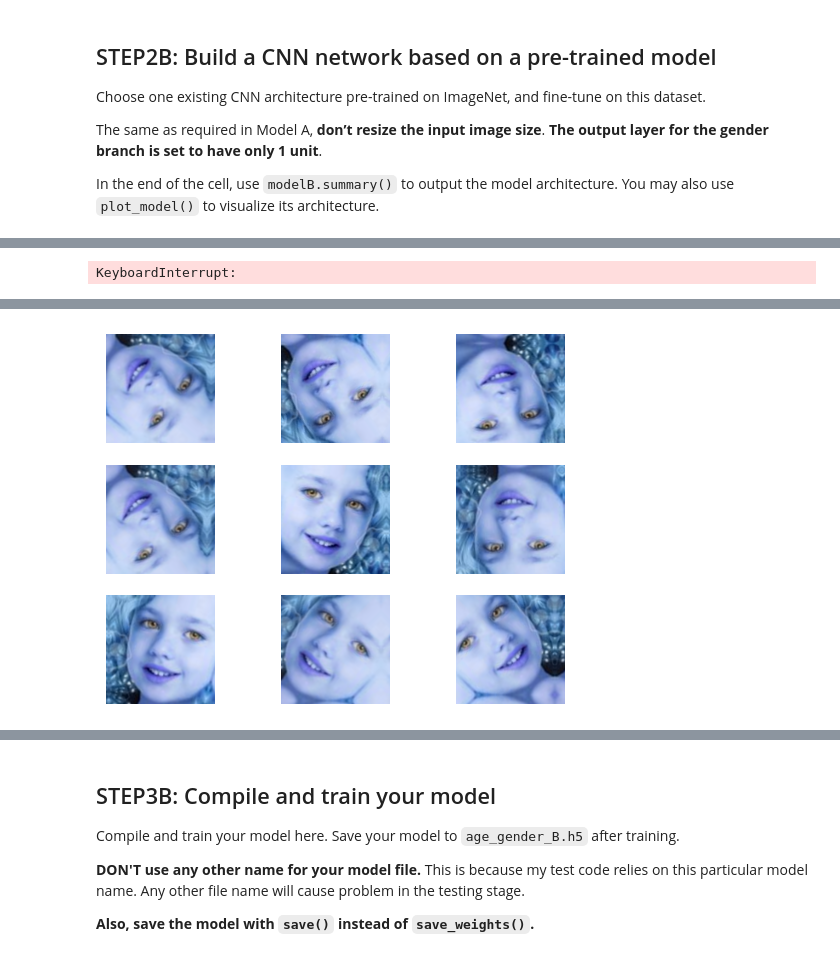
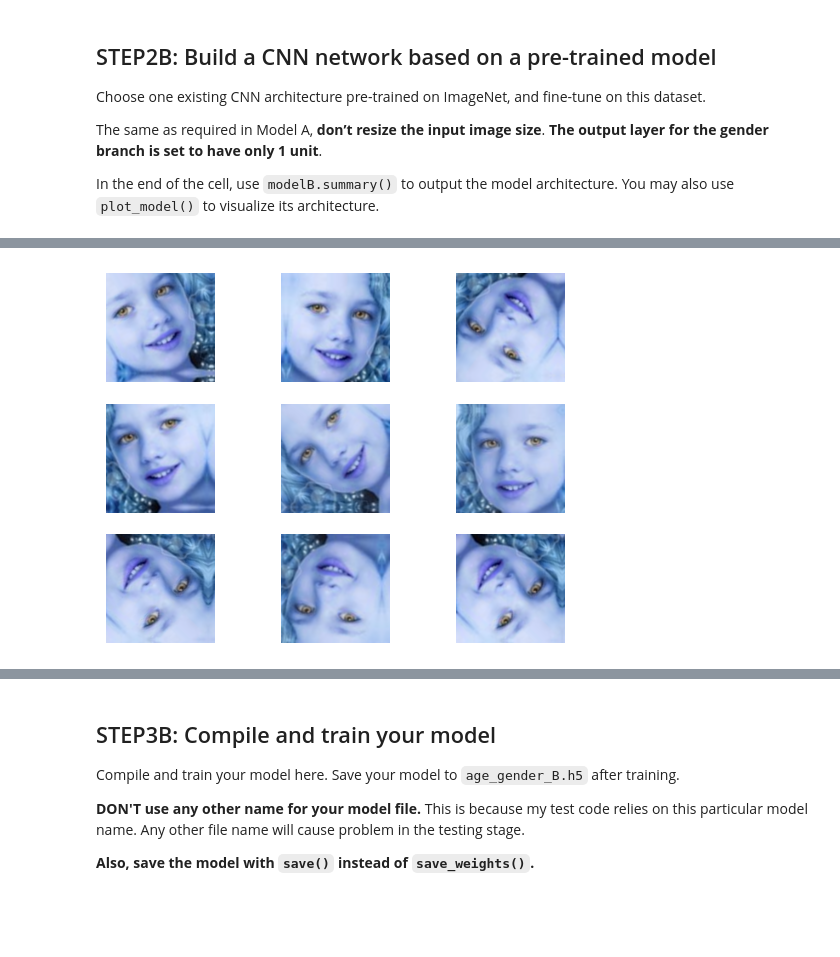
Before and after one commit to BJWiley233/cnn, a Jupyter notebook: Brian/age_gender_submit.ipynb, the cells around one changed output, grey strips where cells are left out. Saved outputs shown, nothing was run; the diff lists cells and outputs as text; code cells hidden in the pictures; blank space fills up the shorter version.

```diff
--- a/Brian/age_gender_submit.ipynb
+++ b/Brian/age_gender_submit.ipynb
@@ -491,21 +686,11 @@ x_train.m
-# %%
-# One-hot / categorical encoding
-def input_preprocess_train(image):
-    image = img_augmentation(image)
-    return image
-
-
-x_train2 = [input_preprocess_train(i) for i in x_train]
-# %% [output]
-KeyboardInterrupt:
 # %%
-image = x_train[0]
-for i in range(9):
-    ax = plt.subplot(3, 3, i + 1)
-    aug_img = img_augmentation(np.expand_dims(image, axis=0))
-    aug_img = np.array(aug_img)
-    plt.imshow(aug_img[0])
-    plt.axis("off")
+# image = x_train[0]
+# for i in range(9):
+#     ax = plt.subplot(3, 3, i + 1)
+#     aug_img = img_augmentation(np.expand_dims(image, axis=0))
+#     aug_img = np.array(aug_img)
+#     plt.imshow(aug_img[0])
+#     plt.axis("off")
 # %% [output]
 WARNING:matplotlib.image:Clipping input data to the valid range for imshow with RGB data ([0..1] for floats or [0..255] for integers).
 WARNING:matplotlib.image:Clipping input data to the valid range for imshow with RGB data ([0..1] for floats or [0..255] for integers).
@@ -514,2 +701,2 @@ WARNING:matplotlib.image:Clipping input data to the valid range for imshow with
-[figure, old version]
+[figure, new version]
 # %%
```
Also changed, not shown: parts of 28 cells of this notebook.
